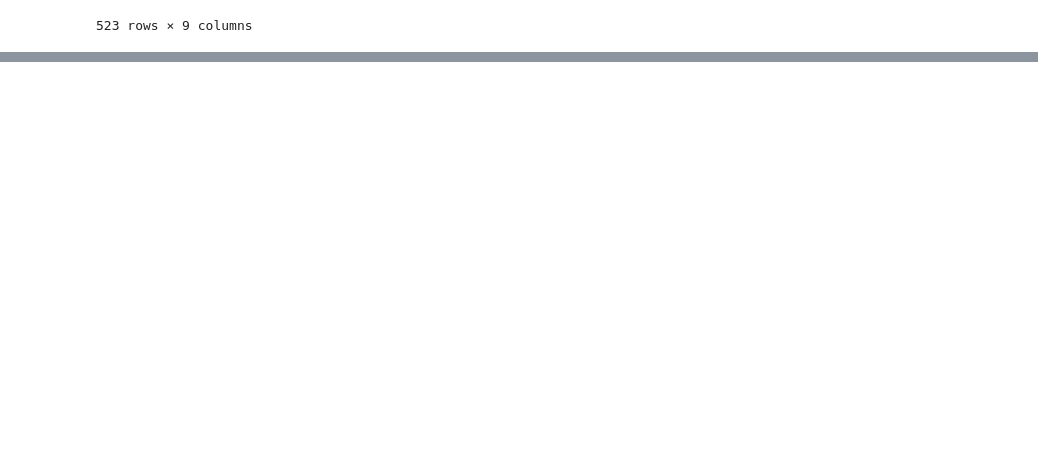
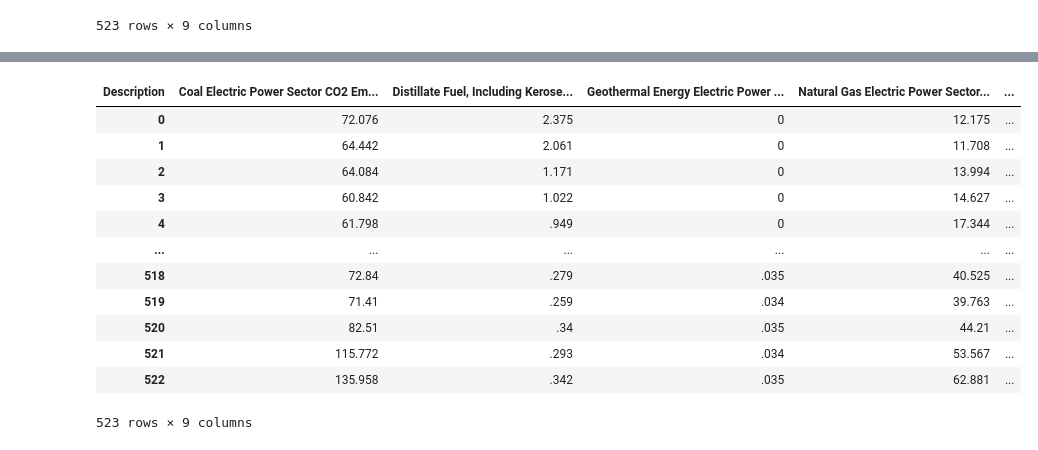
Before and after one commit to UPstartDeveloper/climate-change-analysis, a Jupyter notebook: analysis.ipynb, the cells around one changed output, grey strips where cells are left out. Cells and saved outputs as stored; diff of their text form; code cells hidden in the pictures; blank space fills up the shorter version.

Commit message:
Fix error in formatting dates.

```diff
--- a/analysis.ipynb
+++ b/analysis.ipynb
@@ -756,3 +756,6 @@ emissions_df
 | 2016-06-01 | 115.772 | .293 | .034 | 53.567 | ... |
 | 2016-07-01 | 135.958 | .342 | .035 | 62.881 | ... |
 523 rows × 9 columns
+# %%
+dates = emissions_df.index
+dates
@@ -758,0 +771,17 @@ emissions_df
+# %%
+emissions_df.index = list(range(len(dates)))
+emissions_df
+# %% [output]
+| Description | Coal Electric Power Sector CO2 Em... | Distillate Fuel, Including Kerose... | Geothermal Energy Electric Power ... | Natural Gas Electric Power Sector... | ... |
+| 0 | 72.076 | 2.375 | 0 | 12.175 | ... |
+| 1 | 64.442 | 2.061 | 0 | 11.708 | ... |
+| 2 | 64.084 | 1.171 | 0 | 13.994 | ... |
+| 3 | 60.842 | 1.022 | 0 | 14.627 | ... |
+| 4 | 61.798 | .949 | 0 | 17.344 | ... |
+| ... | ... | ... | ... | ... | ... |
+| 518 | 72.84 | .279 | .035 | 40.525 | ... |
+| 519 | 71.41 | .259 | .034 | 39.763 | ... |
+| 520 | 82.51 | .34 | .035 | 44.21 | ... |
+| 521 | 115.772 | .293 | .034 | 53.567 | ... |
+| 522 | 135.958 | .342 | .035 | 62.881 | ... |
+523 rows × 9 columns
```
Also changed, not shown: parts of 3 cells of this notebook, 2 other files.
